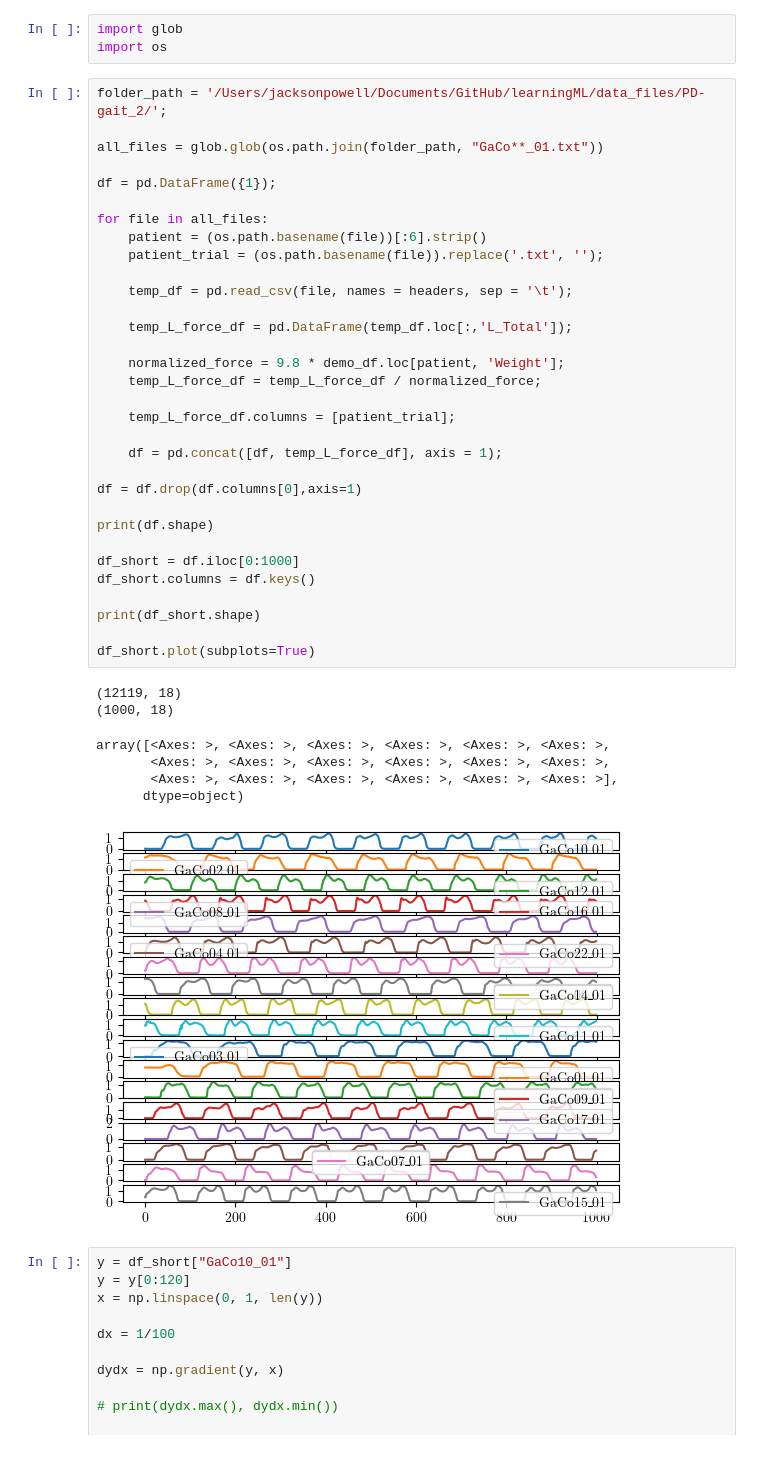
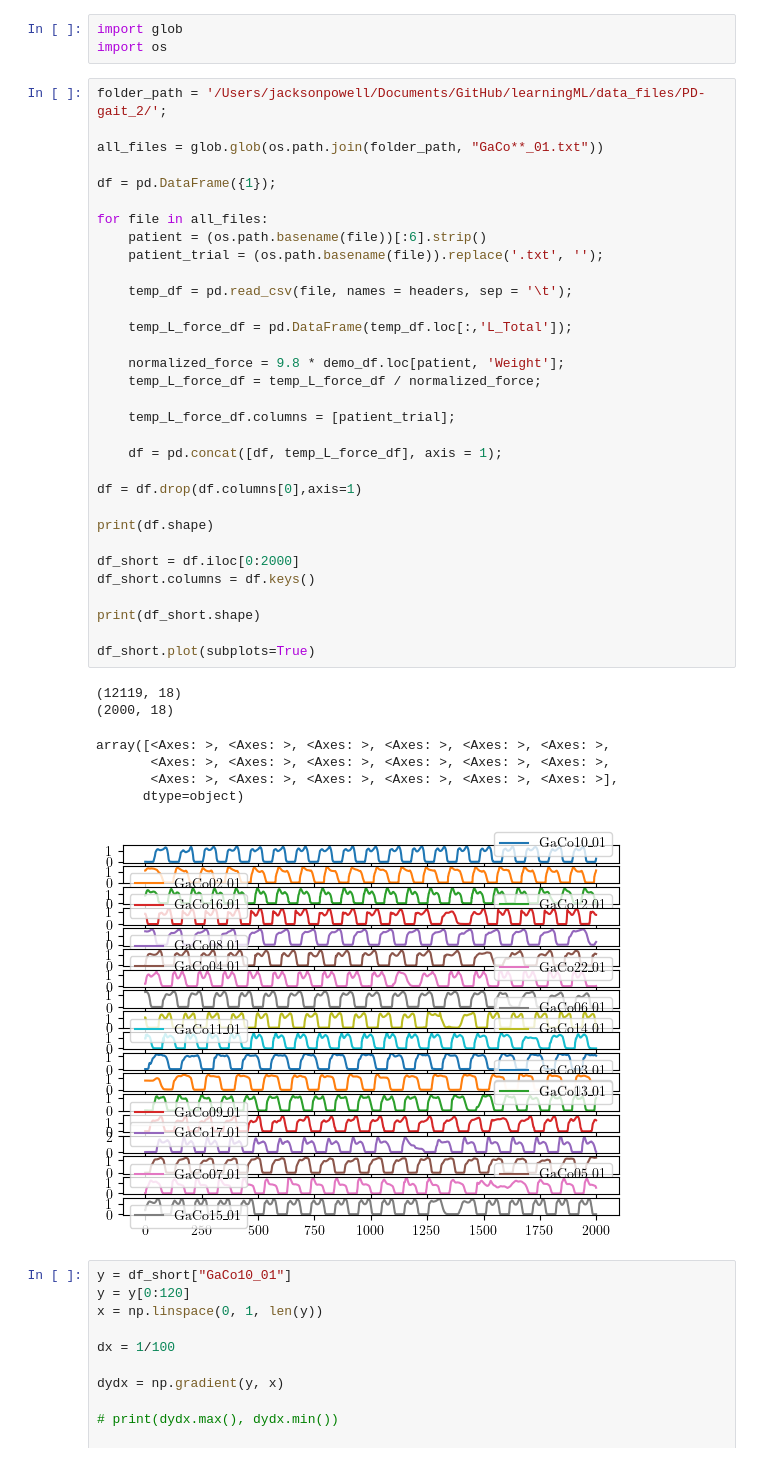
Before and after one commit to jpowell24/learningML, a Jupyter notebook: Python_exercises/PARK-GAIT1.ipynb, the cells around one changed output. Cells and saved outputs as stored; diff of their text form.

```diff
--- a/Python_exercises/PARK-GAIT1.ipynb
+++ b/Python_exercises/PARK-GAIT1.ipynb
@@ -89,36 +89,36 @@ df = pd.DataFrame({1});
 for file in all_files:
     patient = (os.path.basename(file))[:6].strip()
     patient_trial = (os.path.basename(file)).replace('.txt', '');
 
     temp_df = pd.read_csv(file, names = headers, sep = '\t');
 
     temp_L_force_df = pd.DataFrame(temp_df.loc[:,'L_Total']);
 
     normalized_force = 9.8 * demo_df.loc[patient, 'Weight'];
     temp_L_force_df = temp_L_force_df / normalized_force;
 
     temp_L_force_df.columns = [patient_trial];
 
     df = pd.concat([df, temp_L_force_df], axis = 1);
 
 df = df.drop(df.columns[0],axis=1)
 
 print(df.shape)
 
-df_short = df.iloc[0:1000]
+df_short = df.iloc[0:2000]
 df_short.columns = df.keys()
 
 print(df_short.shape)
 
 df_short.plot(subplots=True)
 # %% [output]
 (12119, 18)
-(1000, 18)
+(2000, 18)
 array([<Axes: >, <Axes: >, <Axes: >, <Axes: >, <Axes: >, <Axes: >,
        <Axes: >, <Axes: >, <Axes: >, <Axes: >, <Axes: >, <Axes: >,
        <Axes: >, <Axes: >, <Axes: >, <Axes: >, <Axes: >, <Axes: >],
       dtype=object)
-[figure, old version]
+[figure, new version]
 # %%
 y = df_short["GaCo10_01"]
 y = y[0:120]
```
Also changed, not shown: parts of 8 cells of this notebook.
